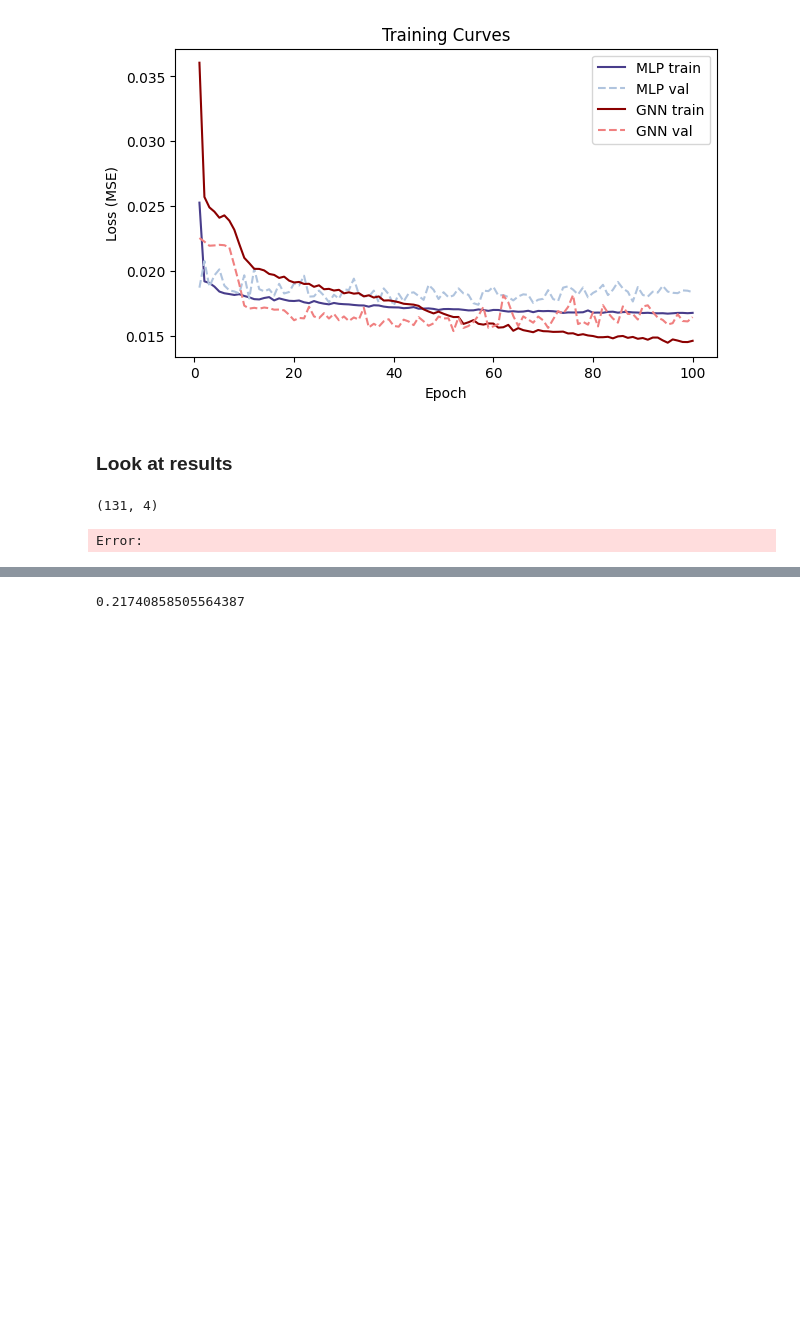
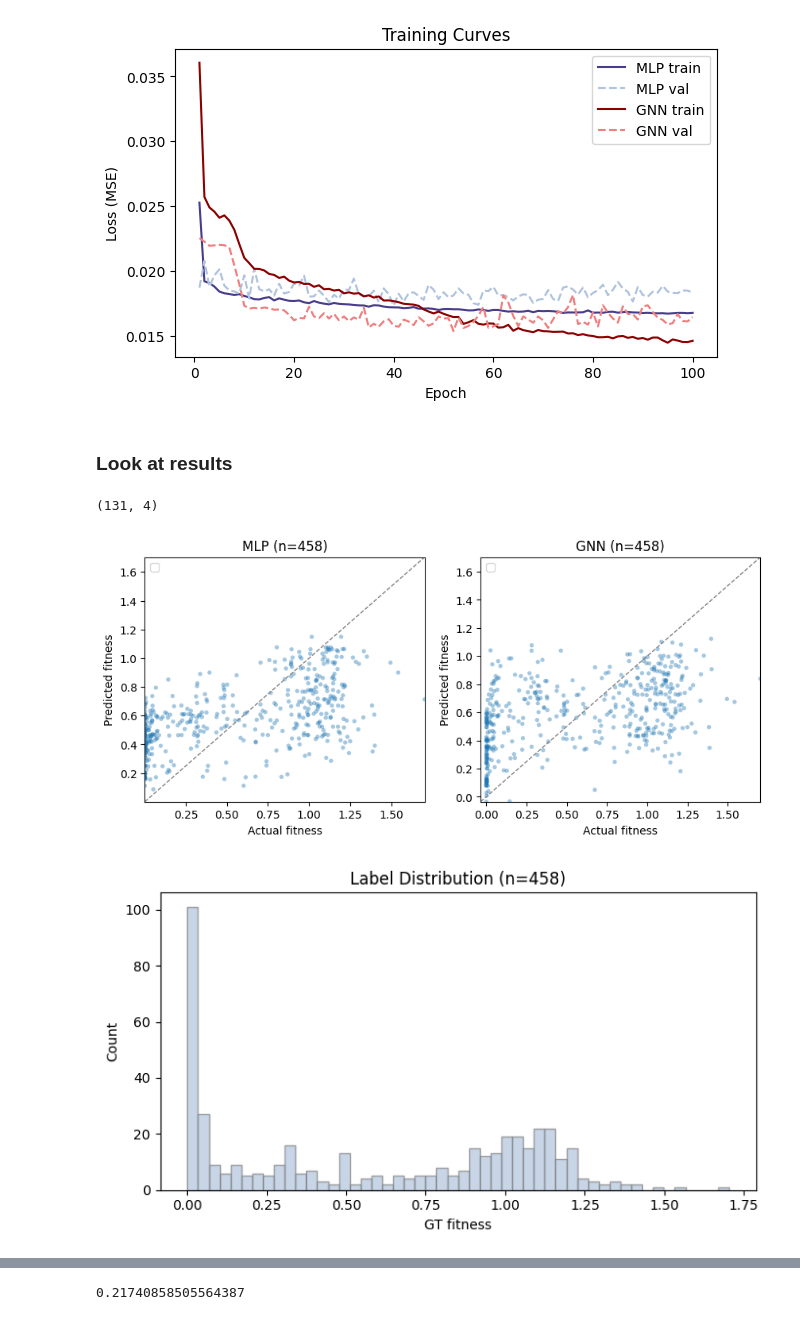
Before and after one commit to Arthurzhou09/aps360_project, a Jupyter notebook: experiments/infer_view.ipynb, the cells around one changed output, grey strips where cells are left out. Drawn from its saved outputs; the diff is of its cells as text; code cells hidden in the pictures; blank space fills up the shorter version.

```diff
--- a/experiments/infer_view.ipynb
+++ b/experiments/infer_view.ipynb
@@ -149,34 +153,35 @@ results_df[results_df["target_original"] >= 1].shape
 # %%
 model_dirs = {
     "MLP": "../src/train/base/output/inference",
-    "GNN": "../src/train/gnn/output/inference",
+    "GNN": "../src/train/gnn/output_enc/inference",
 }
 
 metrics_rows = {}
 fig, axes = plt.subplots(1, len(model_dirs), figsize=(5 * len(model_dirs), 4))
 fig2, ax2 = plt.subplots(figsize=(7, 4))
 if len(model_dirs) == 1:
     axes = [axes]
     axes2 = [ax2]
 
 for ax, (name, output_dir) in zip(axes, model_dirs.items()):
     results_df, summary = load_inference_results(output_dir, split="test")
     metrics = compute_metrics(results_df)
     metrics["loss (MSE, normalized)"] = summary["loss"]
     metrics_rows[name] = metrics
     plot_parity(results_df, title=f"{name} (n={summary['n_samples']})", ax=ax)
 plot_label_dis(results_df, title=f"Label Distribution (n={summary['n_samples']})", ax=ax2)
 
 plt.tight_layout()
-plt.savefig("parity_plots.png", dpi=200, bbox_inches="tight")
+#plt.savefig("parity_plots.png", dpi=200, bbox_inches="tight")
 plt.show()
 
 metrics_df = pd.DataFrame(metrics_rows).T
 
 styled_metrics = metrics_df.style.format("{:.3f}").set_table_styles([
     {'selector': 'th, td', 'props': [('padding', '2px 6px'), ('font-size', '9pt'), ('line-height', '1.1')]}
 ])
 
 display(styled_metrics)
 # %% [output]
-Error:
+[figure, added]
+[figure, added]
```
Also changed, not shown: parts of 2 cells of this notebook, 19 other files.
